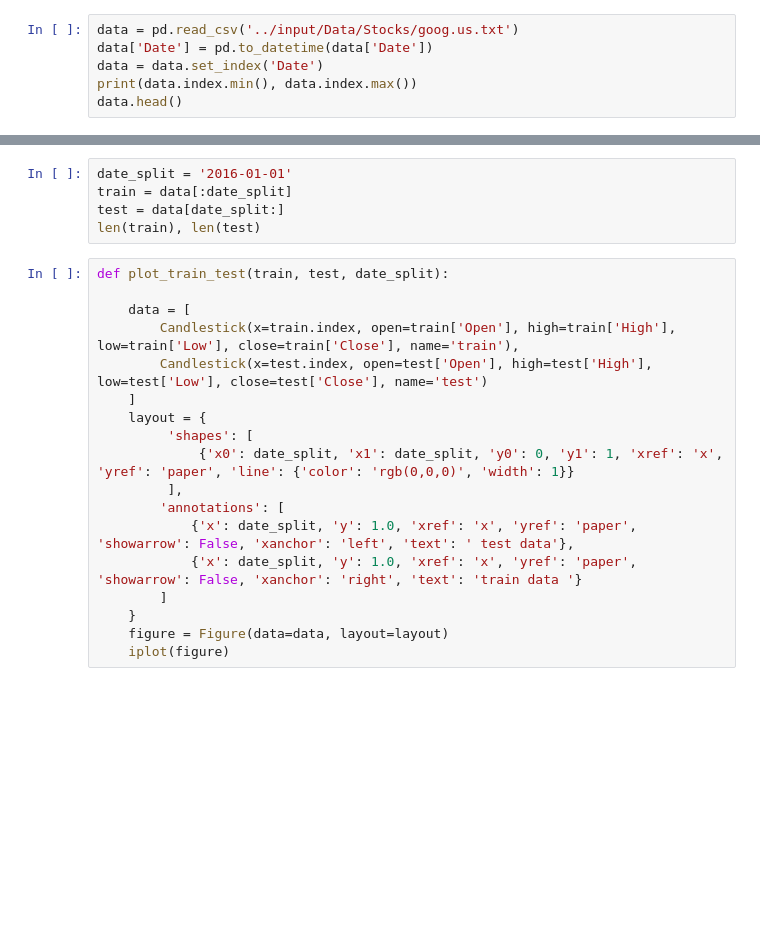
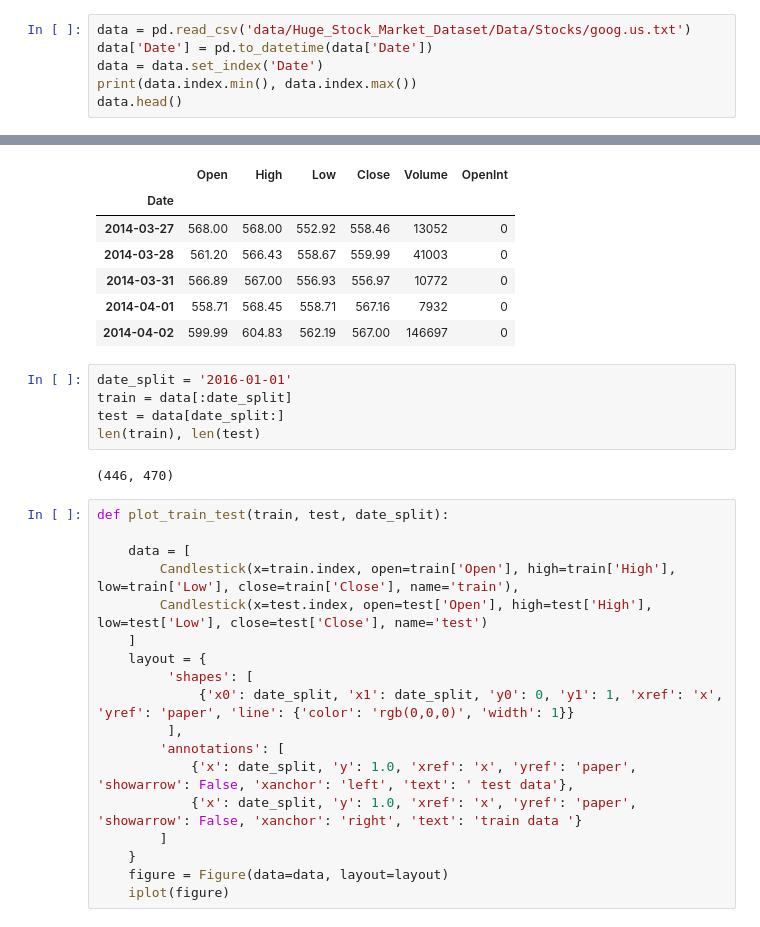
Before and after one commit to polyzer/reinforcement_learning_scripts, a Jupyter notebook: Deep Reinforcement Learning on Stock Data.ipynb, the cells around one changed output, grey strips where cells are left out. Cells and saved outputs as stored; diff of their text form; blank space fills up the shorter version.

```diff
--- a/Deep Reinforcement Learning on Stock Data.ipynb
+++ b/Deep Reinforcement Learning on Stock Data.ipynb
@@ -28,6 +33,7 @@ init_notebook_mode()
 # %%
-data = pd.read_csv('../input/Data/Stocks/goog.us.txt')
+data = pd.read_csv('data/Huge_Stock_Market_Dataset/Data/Stocks/goog.us.txt')
 data['Date'] = pd.to_datetime(data['Date'])
 data = data.set_index('Date')
 print(data.index.min(), data.index.max())
 data.head()
+# %% [output]
@@ -34,8 +41,17 @@ data.head()
+|  | Open | High | Low | Close | Volume | OpenInt |
+| Date |  |  |  |  |  |  |
+| 2014-03-27 | 568.00 | 568.00 | 552.92 | 558.46 | 13052 | 0 |
+| 2014-03-28 | 561.20 | 566.43 | 558.67 | 559.99 | 41003 | 0 |
+| 2014-03-31 | 566.89 | 567.00 | 556.93 | 556.97 | 10772 | 0 |
+| 2014-04-01 | 558.71 | 568.45 | 558.71 | 567.16 | 7932 | 0 |
+| 2014-04-02 | 599.99 | 604.83 | 562.19 | 567.00 | 146697 | 0 |
 # %%
 date_split = '2016-01-01'
 train = data[:date_split]
 test = data[date_split:]
 len(train), len(test)
+# %% [output]
+(446, 470)
 # %%
 def plot_train_test(train, test, date_split):
 
```
Also changed, not shown: parts of 4 cells of this notebook, 3 other files.
